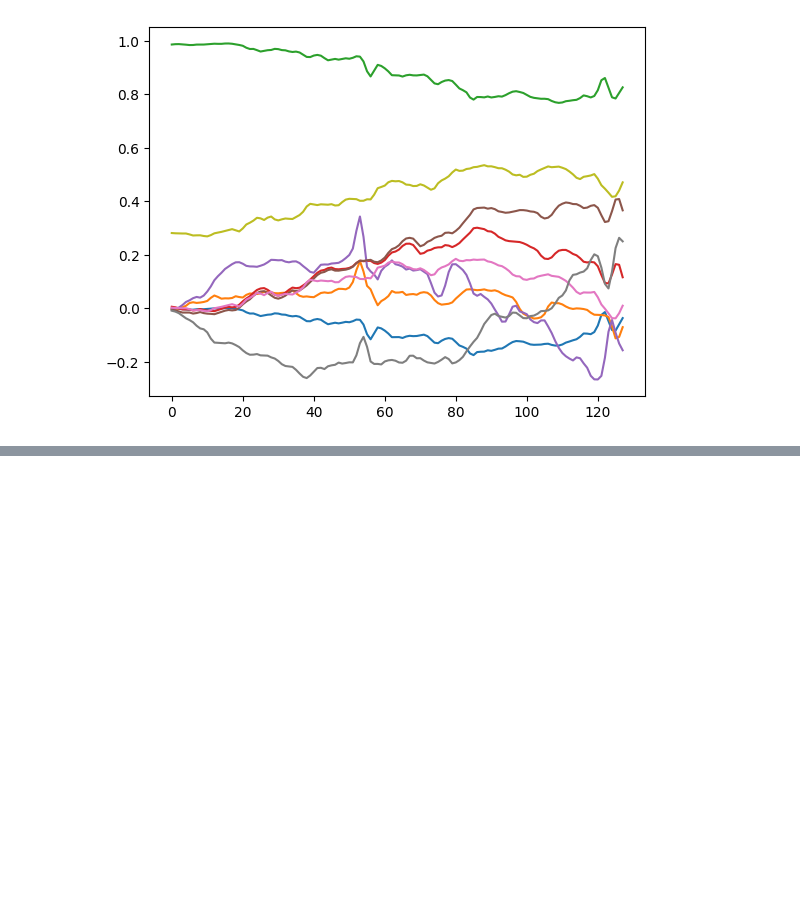
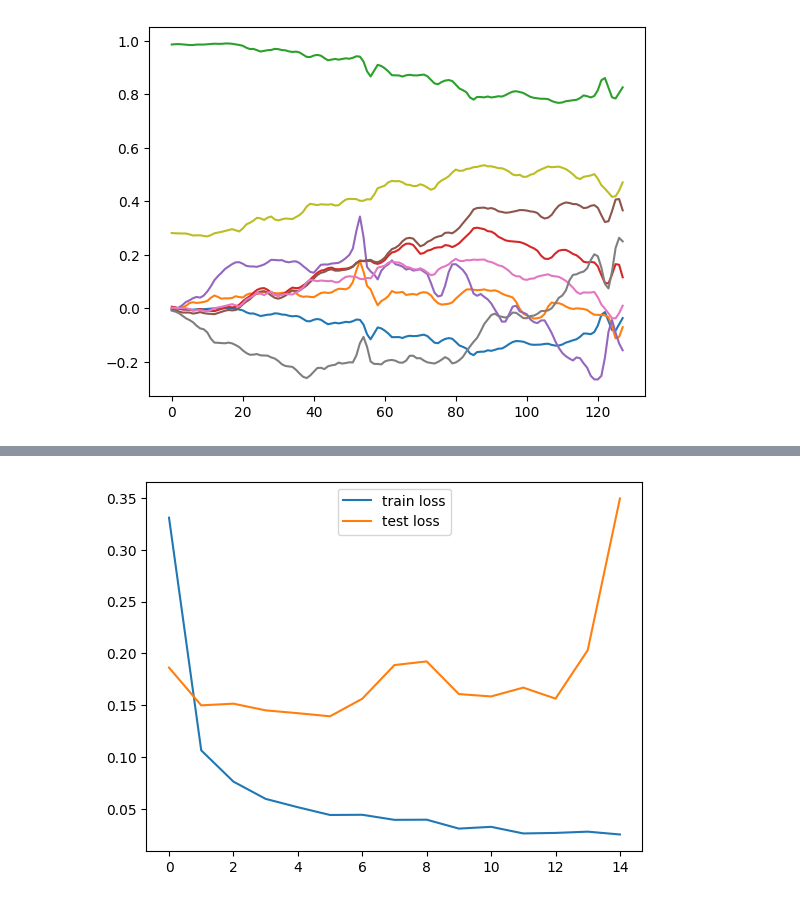
Before and after one commit to yeesem/Time-Series-Data-Analysis, a Jupyter notebook: Human_Activity_Recognition_ANN.ipynb, the cells around one changed output, grey strips where cells are left out. Saved outputs shown, nothing was run; the diff lists cells and outputs as text; code cells hidden in the pictures; blank space fills up the shorter version.

```diff
--- a/Human_Activity_Recognition_ANN.ipynb
+++ b/Human_Activity_Recognition_ANN.ipynb
@@ -270,0 +298,24 @@ np.mean(np.argmax(PTest,axis = 1) == YTest)
+# %%
+#Basic ANN
+i = Input(shape=(D_feat,))
+x = Dense(32,activation = 'relu')(i)
+x = Dense(K)(x)
+model = Model(i,x)
+# %%
+model.compile(
+    loss = SparseCategoricalCrossentropy(from_logits = True),
+    optimizer = 'adam',
+    metrics = ['accuracy']
+)
+# %%
+check_point2 = ModelCheckpoint(
+    'best_model_basic',monitor = 'val_accuracy',save_best_model = True
+)
+# %%
+r = model.fit(
+    feat_train,
+    YTrain,
+    epochs = 15,
+    callbacks = [check_point2],
+    validation_data = (feat_test,YTest)
+)
@@ -270,0 +340,6 @@ np.mean(np.argmax(PTest,axis = 1) == YTest)
+# %%
+plt.plot(r.history['loss'],label = 'train loss')
+plt.plot(r.history['val_loss'],label = 'test loss')
+plt.legend();
+# %% [output]
+[figure, added]
```
Also changed, not shown: parts of 34 cells of this notebook.
